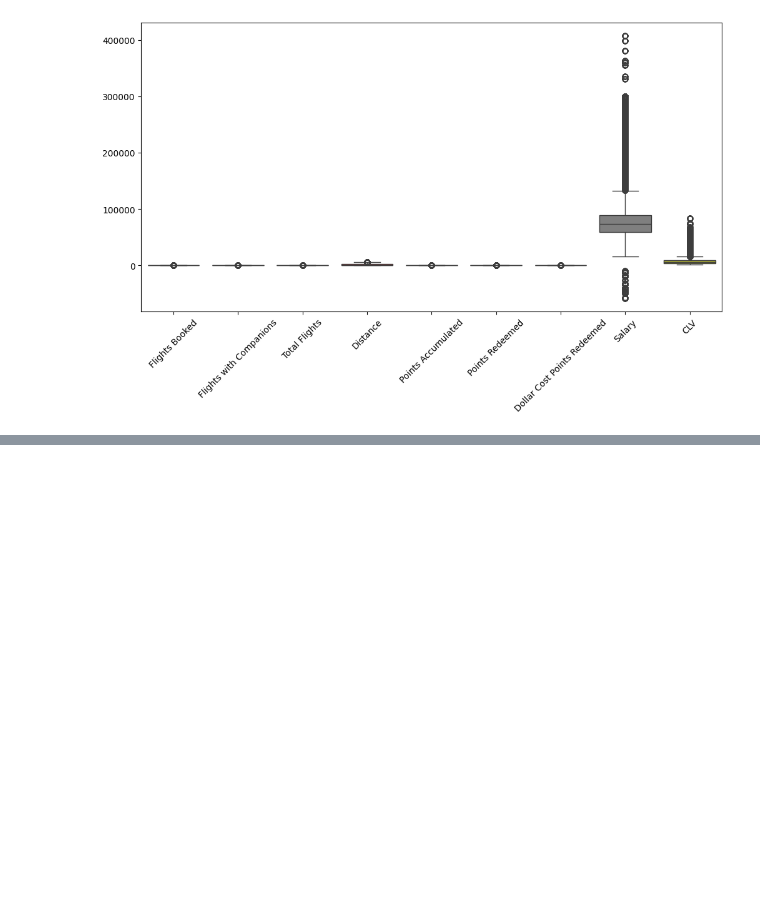
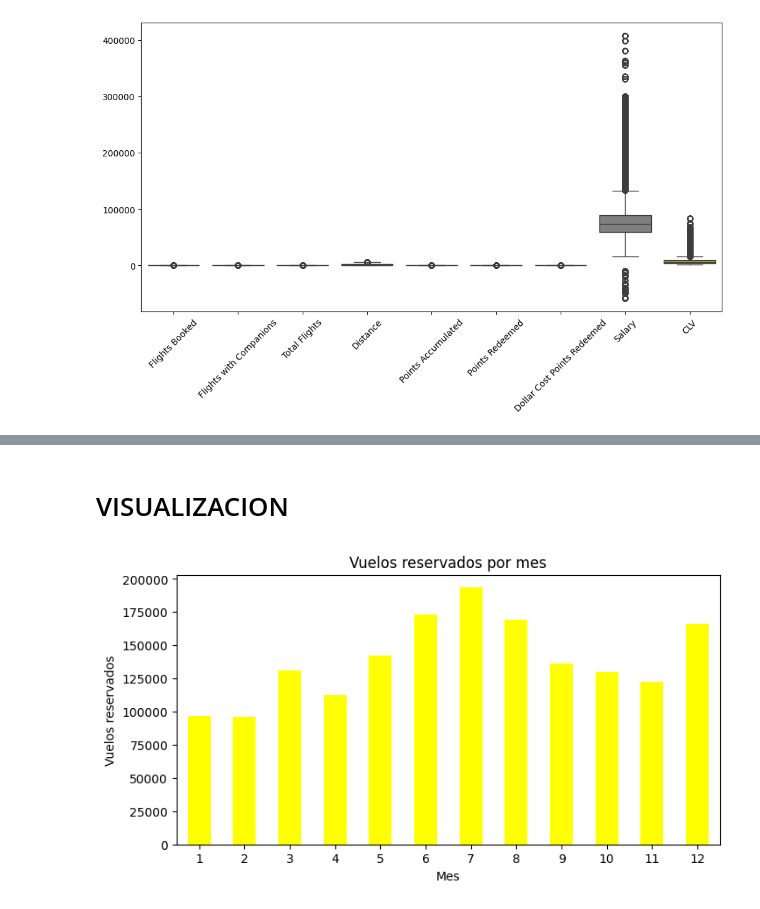
Before and after one commit to Adalab/bda-modulo-3-evaluacion-final-Ruthpsegovia, a Jupyter notebook: Evaluacion-Modulo-3-Ruth-Perez-Segovia.ipynb, the cells around one changed output, grey strips where cells are left out. Drawn from its saved outputs; the diff is of its cells as text; code cells hidden in the pictures; blank space fills up the shorter version.

Commit message:
Visualizacion y evaluacion

```diff
--- a/Evaluacion-Modulo-3-Ruth-Perez-Segovia.ipynb
+++ b/Evaluacion-Modulo-3-Ruth-Perez-Segovia.ipynb
@@ -410,0 +501,18 @@ El diagrama de dispersión entre `Total Flights` y `CLV` muestra una tendencia c
+# %% [markdown]
+# VISUALIZACION
+# %%
+# ¿Cómo se distribuye la cantidad de vuelos reservados por mes durante el año?
+flights_per_month = (
+    df_merged
+    .groupby("Month")["Flights Booked"]
+    .sum())
+
+plt.figure(figsize=(8,4))
+flights_per_month.plot(kind="bar",color="yellow")
+plt.xlabel("Mes")
+plt.ylabel("Vuelos reservados")
+plt.title("Vuelos reservados por mes")
+plt.xticks(rotation=0)
+plt.show()
+# %% [output]
+[figure, added]
```
Also changed, not shown: parts of 20 cells of this notebook.
